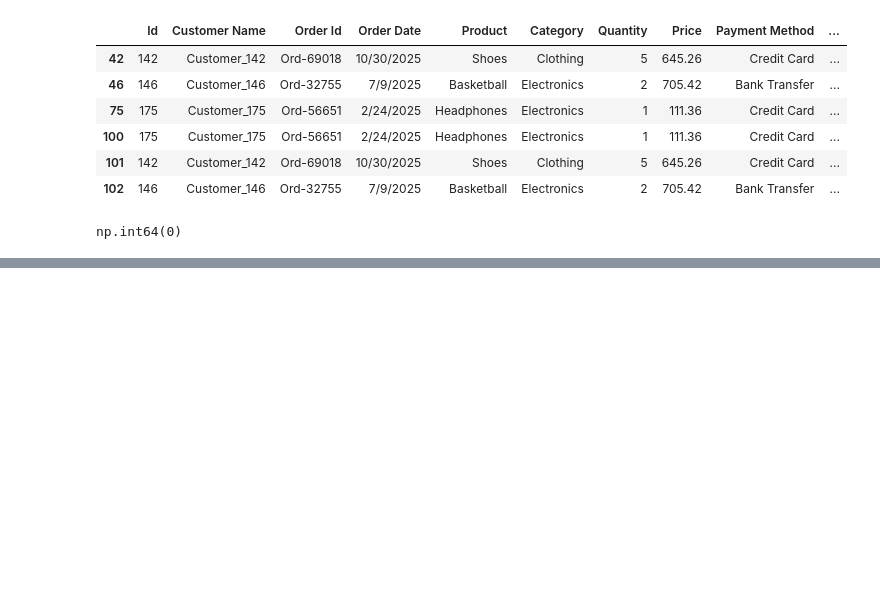
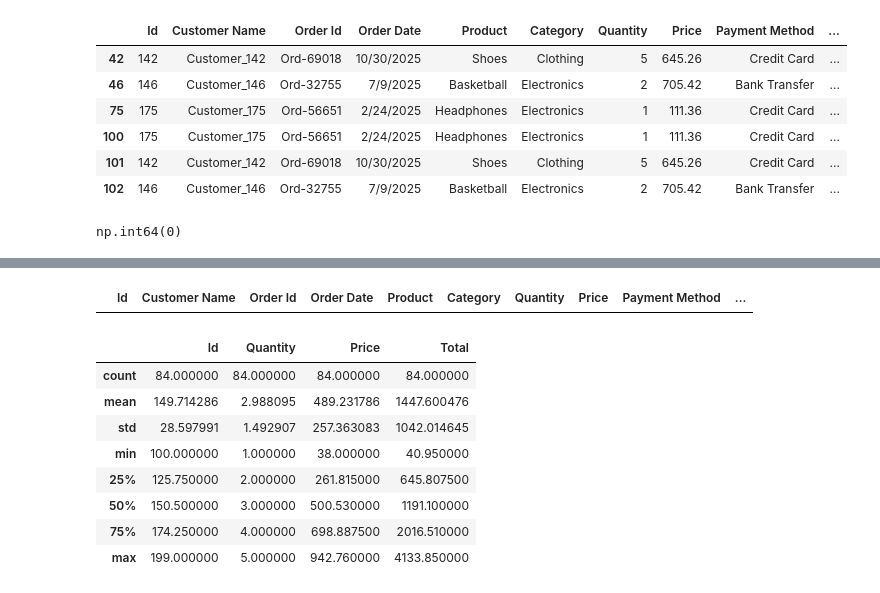
Before and after one commit to FoXx-codes/Sales_eda_classification, a Jupyter notebook: Ecom_EDAK.ipynb, the cells around one changed output, grey strips where cells are left out. Saved outputs shown, nothing was run; the diff lists cells and outputs as text; code cells hidden in the pictures; blank space fills up the shorter version.

```diff
--- a/Ecom_EDAK.ipynb
+++ b/Ecom_EDAK.ipynb
@@ -308,0 +366,9 @@ np.int64(0)
+# %%
+numeric_columns = ['Price', 'Quantity', 'Total']
+
+for col in numeric_columns:
+    negative = cleaned_data[cleaned_data[col] < 0]
+
+negative
+# %% [output]
+|  | Id | Customer Name | Order Id | Order Date | Product | Category | Quantity | Price | Payment Method | ... |
@@ -308,0 +378,25 @@ np.int64(0)
+# %%
+
+#dealing with outliers
+
+
+
+for col in numeric_columns:
+    Q1 = cleaned_data[col].quantile(0.25)
+    Q3 = cleaned_data[col].quantile(0.75)
+    IQR = Q3 - Q1
+    lower_bound = Q1 - 1.5 * IQR
+    upper_bound = Q3 + 1.5 * IQR
+    cleaned_data = cleaned_data[(cleaned_data[col] >= lower_bound) & (cleaned_data[col] <= upper_bound)]
+
+cleaned_data.describe()
+# %% [output]
+|  | Id | Quantity | Price | Total |
+| count | 84.000000 | 84.000000 | 84.000000 | 84.000000 |
+| mean | 149.714286 | 2.988095 | 489.231786 | 1447.600476 |
+| std | 28.597991 | 1.492907 | 257.363083 | 1042.014645 |
+| min | 100.000000 | 1.000000 | 38.000000 | 40.950000 |
+| 25% | 125.750000 | 2.000000 | 261.815000 | 645.807500 |
+| 50% | 150.500000 | 3.000000 | 500.530000 | 1191.100000 |
+| 75% | 174.250000 | 4.000000 | 698.887500 | 2016.510000 |
+| max | 199.000000 | 5.000000 | 942.760000 | 4133.850000 |
```
Also changed, not shown: parts of 11 cells of this notebook.
